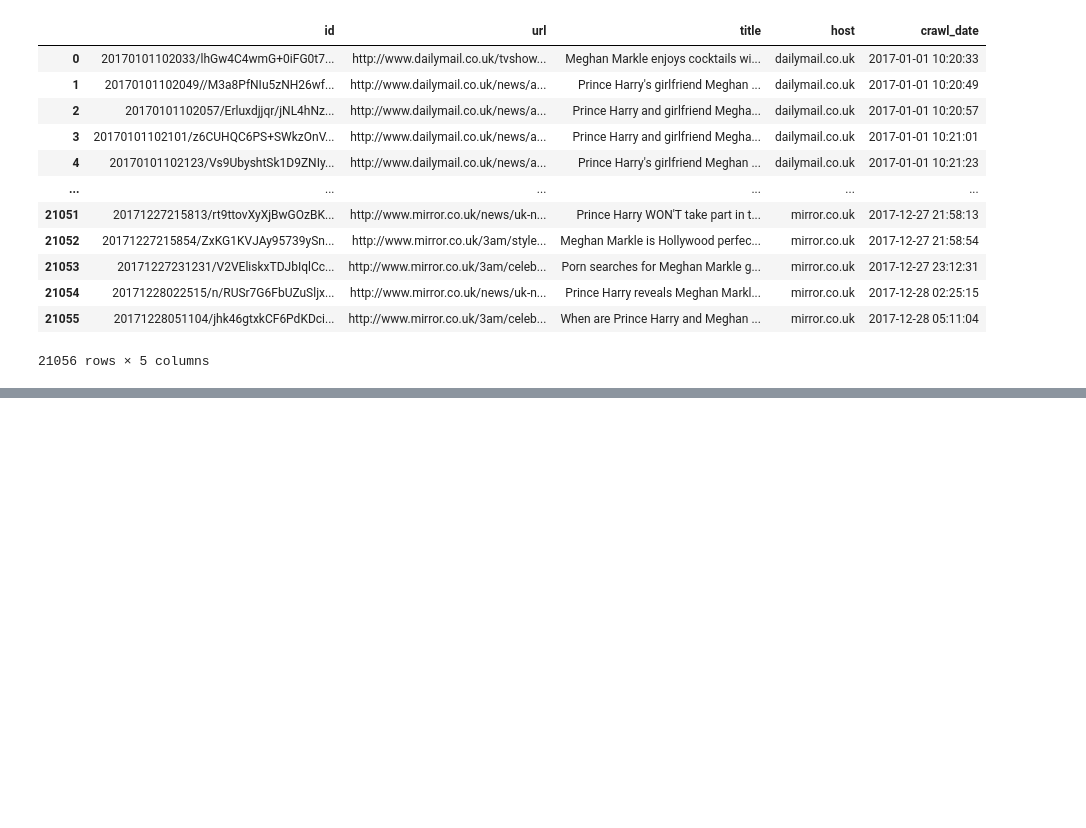
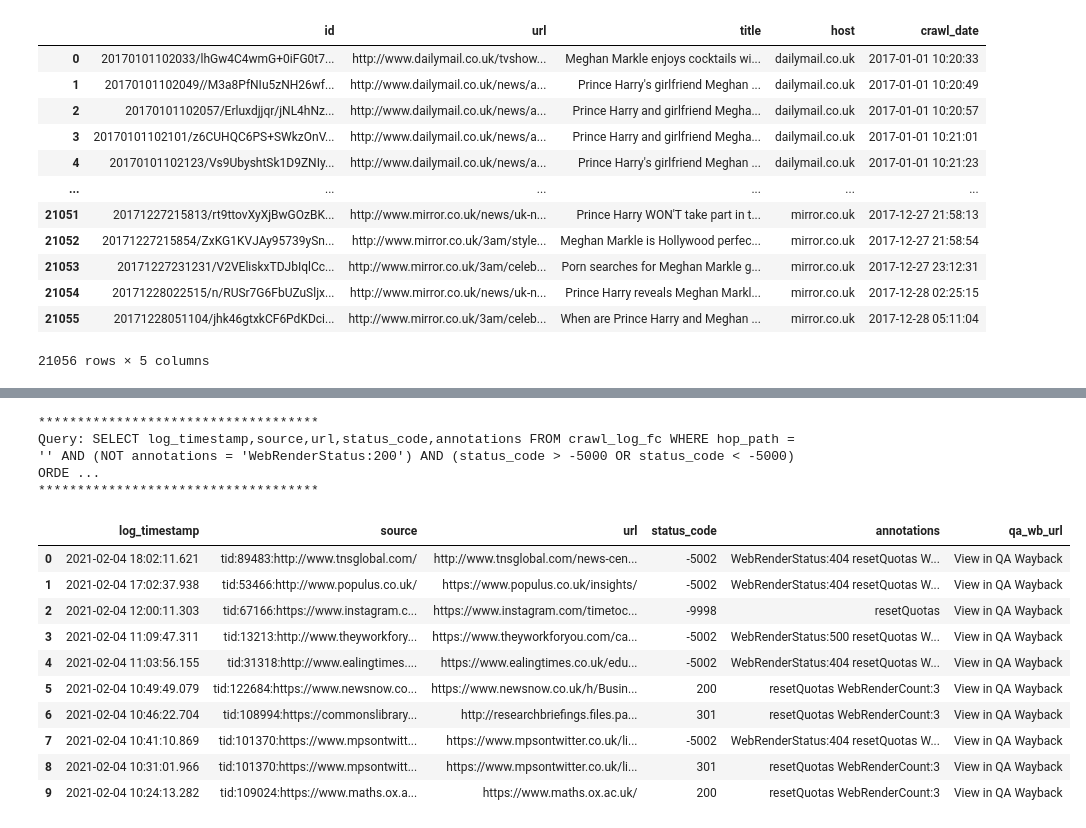
Before and after one commit to ukwa/ukwa-notebook-apps, a Jupyter notebook: solr/solr-sql.ipynb, the cells around one changed output, grey strips where cells are left out. Saved outputs shown, nothing was run; the diff lists cells and outputs as text; code cells hidden in the pictures; blank space fills up the shorter version.

```diff
--- a/solr/solr-sql.ipynb
+++ b/solr/solr-sql.ipynb
@@ -155 +91,31 @@ Query: SELECT * FROM crawl_log_fc WHERE mimetype LIKE 'image/*' ORDER BY `log_ti
+# %%
+import sys
+import pandas as pd
+from solrsql import crawl_log_sql, SolrSql, display_enhanced
+
+pd.set_option('display.max_colwidth', -1)
+
+#crawl_log_sql("SELECT * FROM crawl_log_fc WHERE annotations = 'Q:serverMaxSuccessKb' ORDER BY log_timestamp DESC LIMIT 10")
+logs = crawl_log_sql()
+#print(logs.columns())
+
+#logs.query("SELECT * FROM crawl_log_fc WHERE mimetype LIKE 'image/*' ORDER BY `log_timestamp` DESC LIMIT 100")
+df = logs.query("SELECT log_timestamp,source,url,status_code,annotations FROM crawl_log_fc WHERE hop_path = '' AND (NOT annotations = 'WebRenderStatus:200') AND (status_code > -5000 OR status_code < -5000) ORDER BY log_timestamp DESC LIMIT 10")
+
+display_enhanced(df)
+# %% [output]
+************************************
+Query: SELECT log_timestamp,source,url,status_code,annotations FROM crawl_log_fc WHERE hop_path = '' AND (NOT annotations = 'WebRenderStatus:200') AND (status_code > -5000 OR status_code < -5000) ORDE ...
+************************************
+|  | log_timestamp | source | url | status_code | annotations | qa_wb_url |
+| 0 | 2021-02-04 18:02:11.621 | tid:89483:http://www.tnsglobal.com/ | http://www.tnsglobal.com/news-cen... | -5002 | WebRenderStatus:404 resetQuotas W... | View in QA Wayback |
+| 1 | 2021-02-04 17:02:37.938 | tid:53466:http://www.populus.co.uk/ | https://www.populus.co.uk/insights/ | -5002 | WebRenderStatus:404 resetQuotas W... | View in QA Wayback |
+| 2 | 2021-02-04 12:00:11.303 | tid:67166:https://www.instagram.c... | https://www.instagram.com/timetoc... | -9998 | resetQuotas | View in QA Wayback |
+| 3 | 2021-02-04 11:09:47.311 | tid:13213:http://www.theyworkfory... | https://www.theyworkforyou.com/ca... | -5002 | WebRenderStatus:500 resetQuotas W... | View in QA Wayback |
+| 4 | 2021-02-04 11:03:56.155 | tid:31318:http://www.ealingtimes.... | https://www.ealingtimes.co.uk/edu... | -5002 | WebRenderStatus:404 resetQuotas W... | View in QA Wayback |
+| 5 | 2021-02-04 10:49:49.079 | tid:122684:https://www.newsnow.co... | https://www.newsnow.co.uk/h/Busin... | 200 | resetQuotas WebRenderCount:3 | View in QA Wayback |
+| 6 | 2021-02-04 10:46:22.704 | tid:108994:https://commonslibrary... | http://researchbriefings.files.pa... | 301 | resetQuotas WebRenderCount:3 | View in QA Wayback |
+| 7 | 2021-02-04 10:41:10.869 | tid:101370:https://www.mpsontwitt... | https://www.mpsontwitter.co.uk/li... | -5002 | WebRenderStatus:404 resetQuotas W... | View in QA Wayback |
+| 8 | 2021-02-04 10:31:01.966 | tid:101370:https://www.mpsontwitt... | https://www.mpsontwitter.co.uk/li... | 301 | resetQuotas WebRenderCount:3 | View in QA Wayback |
+| 9 | 2021-02-04 10:24:13.282 | tid:109024:https://www.maths.ox.a... | https://www.maths.ox.ac.uk/ | 200 | resetQuotas WebRenderCount:3 | View in QA Wayback |
 # %%
```
Also changed, not shown: parts of 3 cells of this notebook, 6 other files.
